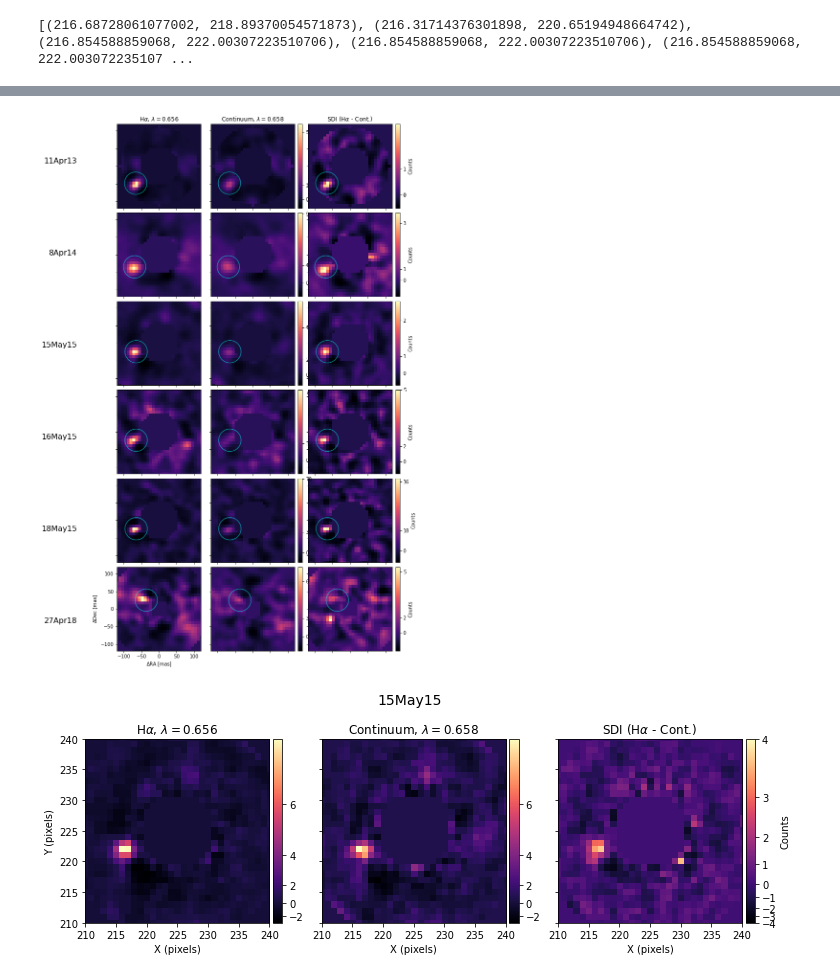
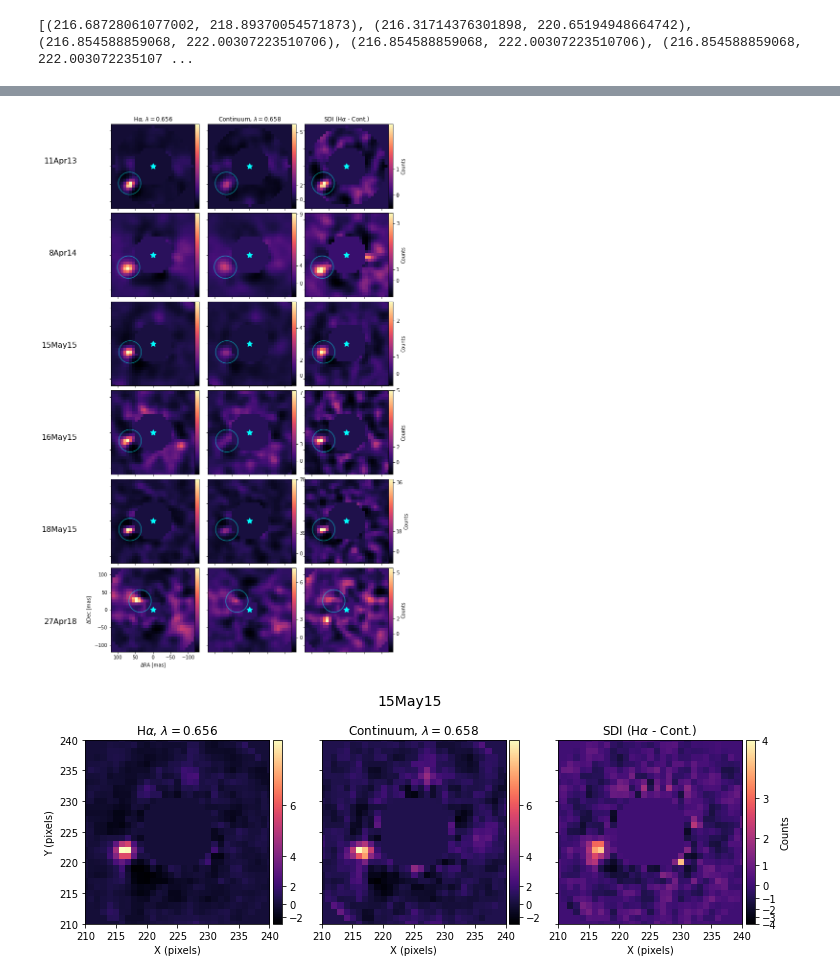
Before and after one commit to wbalmer/diskShapers, a Jupyter notebook: forwardModel/SDI-plots.ipynb, the cells around one changed output, grey strips where cells are left out. Drawn from its saved outputs; the diff is of its cells as text; code cells hidden in the pictures.

```diff
--- a/forwardModel/SDI-plots.ipynb
+++ b/forwardModel/SDI-plots.ipynb
@@ -64,6 +64,13 @@ def pix2arc(x):
 
 def arc2pix(x):
     return (x / platescale)+225
+
+def negpix2arc(x):
+    return -(x-225) * platescale
+
+
+def negarc2pix(x):
+    return -(x / platescale)+225
 # %%
 from photutils.aperture import CircularAperture
 preds = [(82,126.3),(77.2,116.6),(69,110.2),(69,110.2),(69,110.2),(44,55.4)]
@@ -180,6 +188,9 @@ for ax, i in zip(axs, range(len(axs))):
         im = ax.imshow(line, interpolation='nearest', cmap='magma', norm=ImageNormalize(line, stretch=SinhStretch()))
         if i == 0:
             ax.set_title(r"H$\alpha$, $\lambda=0.656$")
+        divider = make_axes_locatable(ax)
+        cax2 = divider.append_axes("right", size="5%", pad=0.0)
+        cb2 = fig.colorbar(im, cax=cax2, ticks=[])
     elif j == 1:
         cont = fits.getdata(contfile)[0]
         if smooth:
@@ -187,7 +198,7 @@ for ax, i in zip(axs, range(len(axs))):
         cont = domask(cont, inn=inner, outt=outer)
         im = ax.imshow(cont, interpolation='nearest', cmap='magma', norm=ImageNormalize(line, stretch=SinhStretch()))
         divider = make_axes_locatable(ax)
-        cax2 = divider.append_axes("right", size="5%", pad=0.1)
+        cax2 = divider.append_axes("right", size="5%", pad=0.0)
         lmax = np.nanmax(line)
         cb2 = fig.colorbar(im, cax=cax2, ticks=[0, lmax//2, int(lmax)])
         if i == 1:
@@ -198,11 +209,12 @@ for ax, i in zip(axs, range(len(axs))):
         if i == 2:
             ax.set_title(r"SDI (H$\alpha$ - Cont.)")
         divider = make_axes_locatable(ax)
-        cax3 = divider.append_axes("right", size="5%", pad=0.1)
+        cax3 = divider.append_axes("right", size="5%", pad=0.0)
         rmax = np.nanmax(residual_map)
         cb3 = fig.colorbar(im, cax=cax3, ticks=[0, rmax//2, int(rmax)])
         cb3.set_label("Counts")
 
+    ax.scatter([225], [225], c='cyan', s=150, marker=(5, 1))
     ax.set_xlim(xlim)
     ax.set_ylim(ylim)
     ax.tick_params(axis='x',
@@ -214,36 +226,36 @@ for ax, i in zip(axs, range(len(axs))):
     ax.tick_params(axis='y',
                    which='both',
                    left=False,
                    right=False,
                    labelleft=False
                    )
-    secax = ax.secondary_xaxis('bottom', functions=(pix2arc, arc2pix))
+    secax = ax.secondary_xaxis('bottom', functions=(negpix2arc, negarc2pix))
     secay = ax.secondary_yaxis('left', functions=(pix2arc, arc2pix))
     if i == 15:
         secax.set_xlabel(r'$\Delta$RA [mas]')
         secay.set_ylabel(r'$\Delta$Dec [mas]')
     else:
         secax.set(xticklabels=[])
         secay.set(yticklabels=[])
     apertures = CircularAperture(pixpreds[predi], r=4)
     apertures.plot(axes=ax, color='cyan', lw=1.5, alpha=0.5, zorder=11)
 
     if j == 2:
         k += 1
         predi += 1
 
 ylabel_names = Reverse(dates)
-ylabel_dict = {'x':-0.05,'y':np.arange(0.08,1.08,1/6),'color':'black'}
+ylabel_dict = {'x':-0.03,'y':np.arange(0.08,0.92,1/6),'color':'black'}
 for i in range(len(ylabel_names)):
     plt.gcf().text(ylabel_dict['x'],ylabel_dict['y'][i], ylabel_names[i], fontsize=16, color=ylabel_dict['color'],
              transform=plt.gcf().transFigure,horizontalalignment='right'
             )
 # fig.tight_layout()
 plt.rcParams['figure.constrained_layout.use'] = True
 # plt.gcf().subplots_adjust(left=0.25)
 plt.savefig('SDI-results/SDI-gallery-new.pdf', bbox_inches="tight", dpi=300)
 # %% [output]
-[figure, old version]
+[figure, new version]
 # %%
 date = dates[2]
 output_prefix_orig = 'output/'+date+'/*'
```
Also changed, not shown: parts of 1 cell of this notebook, 3 other files.
